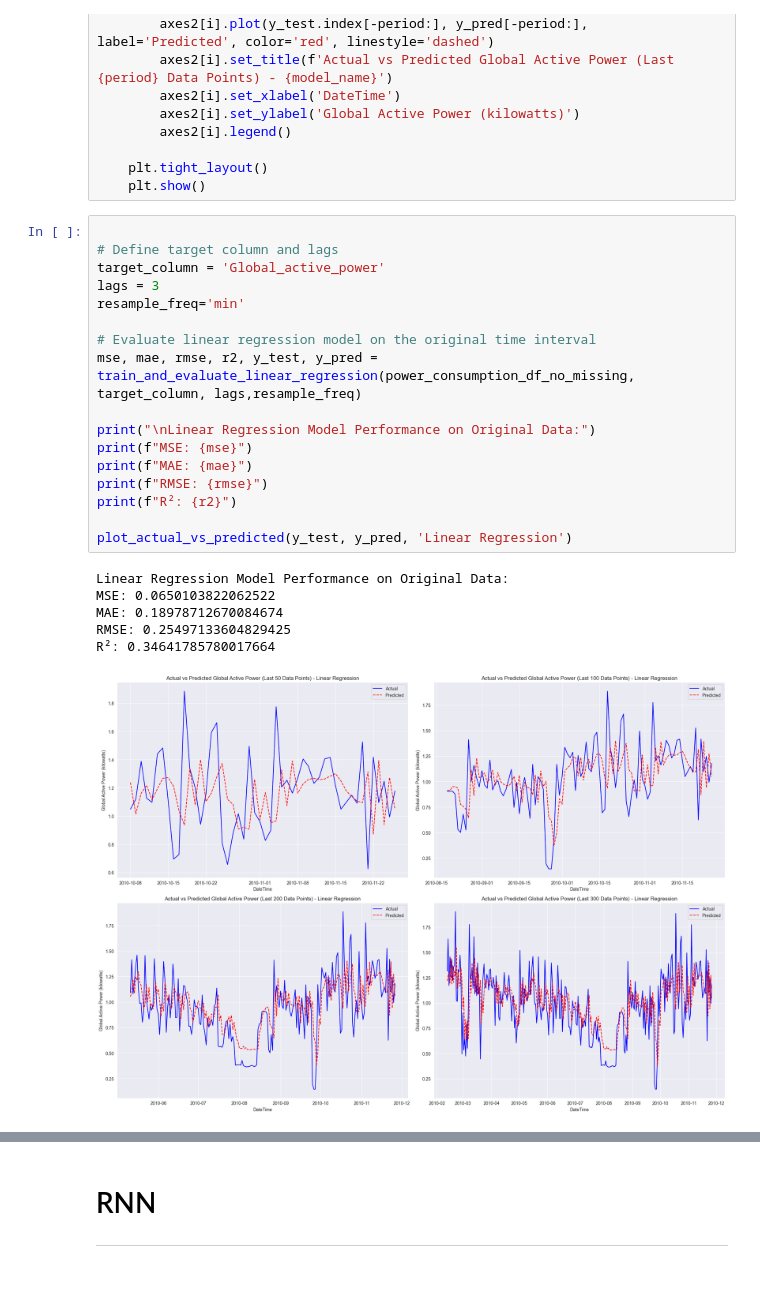
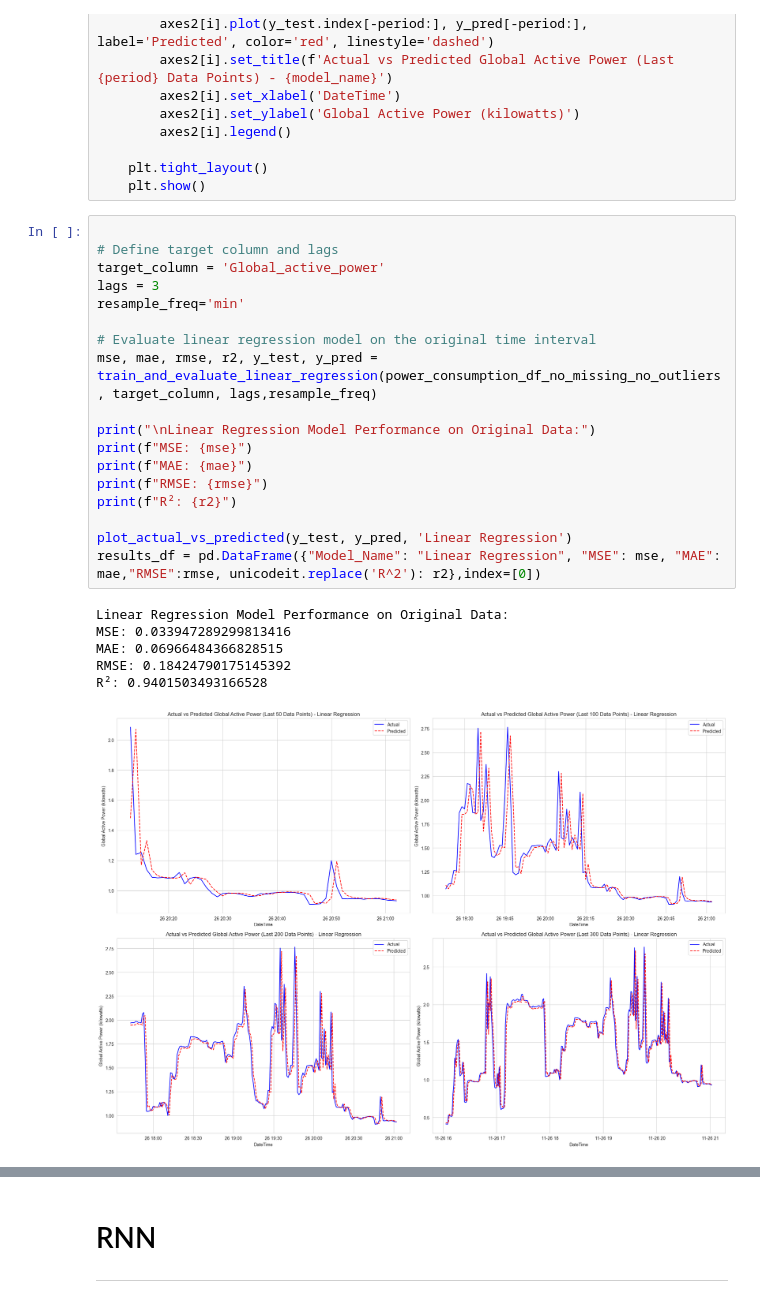
Before and after one commit to BarackSamuni/Data_science_lab2_homework2_solution, a Jupyter notebook: Fix Notebook.ipynb, the cells around one changed output, grey strips where cells are left out. Drawn from its saved outputs; the diff is of its cells as text.

```diff
--- a/Fix Notebook.ipynb
+++ b/Fix Notebook.ipynb
@@ -452,24 +445,25 @@ def plot_actual_vs_predicted(y_test, y_pred, model_name):
 # %%
 
 # Define target column and lags
 target_column = 'Global_active_power'
 lags = 3
 resample_freq='min'
 
 # Evaluate linear regression model on the original time interval
-mse, mae, rmse, r2, y_test, y_pred = train_and_evaluate_linear_regression(power_consumption_df_no_missing, target_column, lags,resample_freq)
+mse, mae, rmse, r2, y_test, y_pred = train_and_evaluate_linear_regression(power_consumption_df_no_missing_no_outliers, target_column, lags,resample_freq)
 
 print("\nLinear Regression Model Performance on Original Data:")
 print(f"MSE: {mse}")
 print(f"MAE: {mae}")
 print(f"RMSE: {rmse}")
 print(f"R²: {r2}")
 
 plot_actual_vs_predicted(y_test, y_pred, 'Linear Regression')
+results_df = pd.DataFrame({"Model_Name": "Linear Regression", "MSE": mse, "MAE": mae,"RMSE":rmse, unicodeit.replace('R^2'): r2},index=[0])
 # %% [output]
 Linear Regression Model Performance on Original Data:
-MSE: 0.0650103822062522
-MAE: 0.18978712670084674
-RMSE: 0.25497133604829425
-R²: 0.34641785780017664
+MSE: 0.033947289299813416
+MAE: 0.06966484366828515
+RMSE: 0.18424790175145392
+R²: 0.9401503493166528
-[figure, old version]
+[figure, new version]
```
Also changed, not shown: parts of 16 cells of this notebook, 1 other file.
